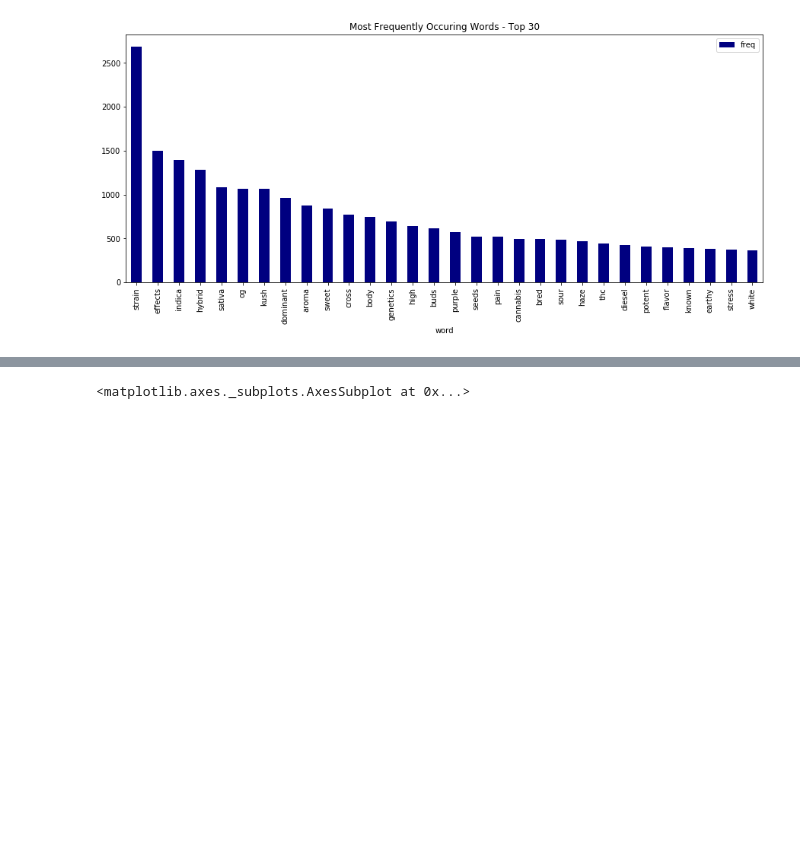
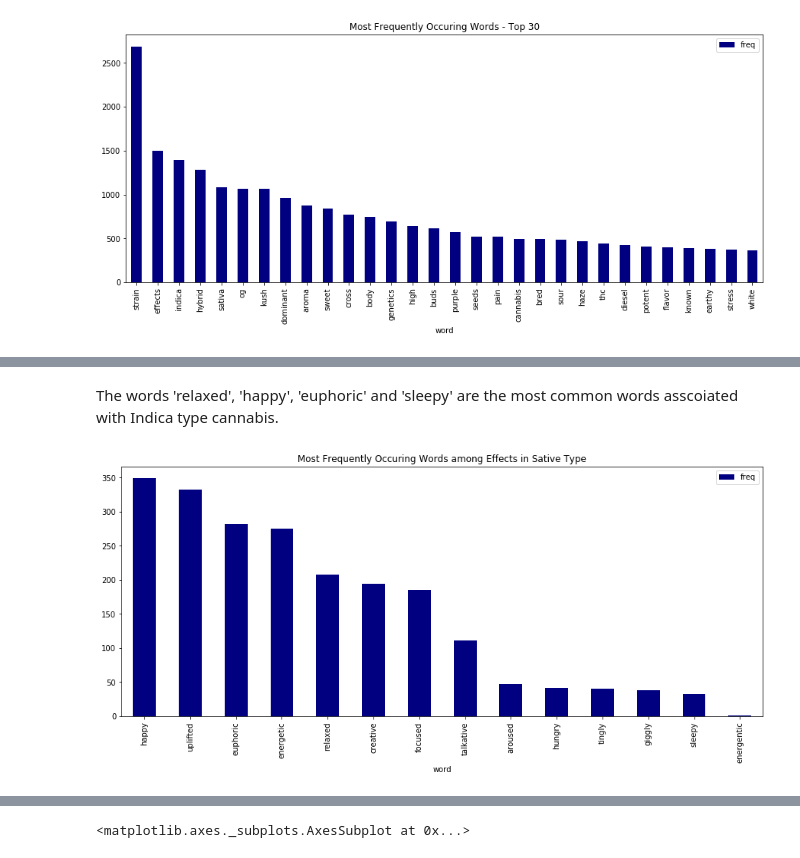
Before and after one commit to kavehamini/Cannabis_Project, a Jupyter notebook: Cannabis NLP.ipynb, the cells around one changed output, grey strips where cells are left out. Cells and saved outputs as stored; diff of their text form; code cells hidden in the pictures; blank space fills up the shorter version.

```diff
--- a/Cannabis NLP.ipynb
+++ b/Cannabis NLP.ipynb
@@ -88,0 +112,19 @@ plt.show()
+# %% [markdown]
+The words 'relaxed', 'happy', 'euphoric' and 'sleepy' are the most common words asscoiated with Indica type cannabis.
+# %%
+#frequency of words in the Effects column in sativa type
+
+cv = CountVectorizer(stop_words = 'english')
+words = cv.fit_transform(df[df['Type']=='sativa'].Effects) #learn a vocabulary
+sum_words = words.sum(axis=0)
+
+
+words_freq = [(word, sum_words[0, idx]) for word, idx in cv.vocabulary_.items()]
+words_freq = sorted(words_freq, key = lambda x: x[1], reverse = True)
+frequency = pd.DataFrame(words_freq, columns=['word', 'freq'])
+
+frequency.head(30).plot(x='word', y='freq', kind='bar', color='navy', figsize=(15, 6))
+plt.title("Most Frequently Occuring Words among Effects in Sative Type")
+plt.show()
+# %% [output]
+[figure, added]
```
Also changed, not shown: parts of 10 cells of this notebook.
